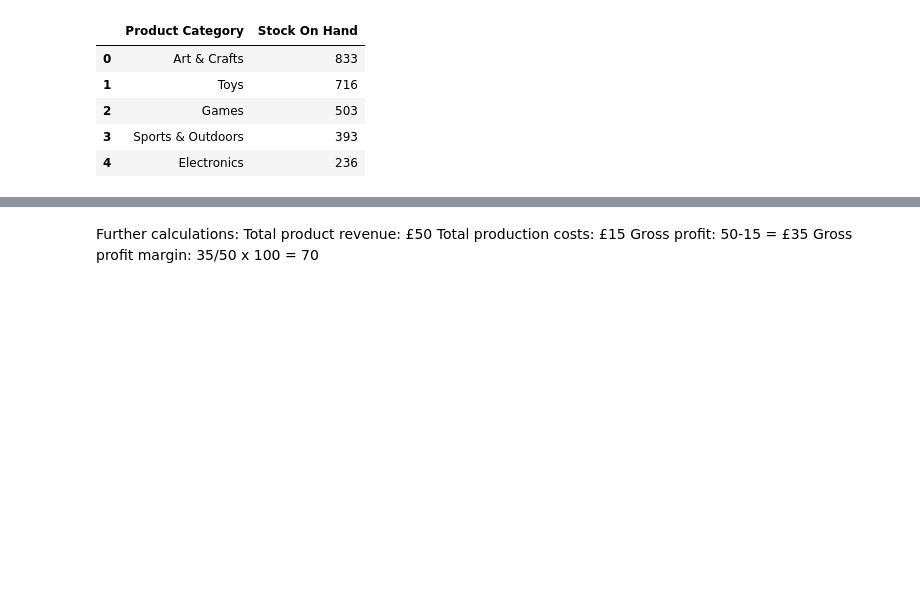
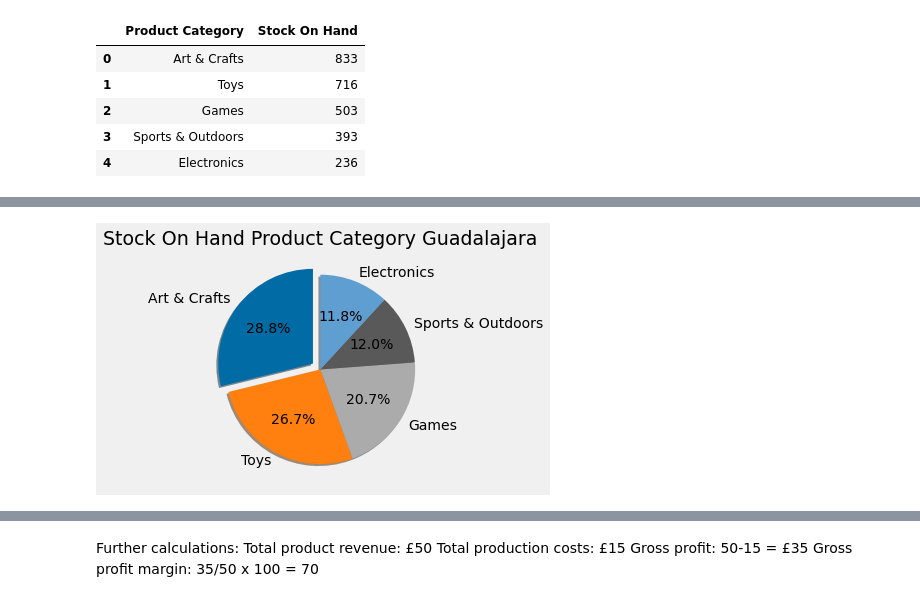
Before and after one commit to Lunczer93/Python_Project_2_Mexico_Toy_Sales, a Jupyter notebook: Python Project 2 Mexico Toy Sales.ipynb, the cells around one changed output, grey strips where cells are left out. Cells and saved outputs as stored; diff of their text form; code cells hidden in the pictures; blank space fills up the shorter version.

```diff
--- a/Python Project 2 Mexico Toy Sales.ipynb
+++ b/Python Project 2 Mexico Toy Sales.ipynb
@@ -567,0 +572,13 @@ Top3ProductCategory.loc['Guadalajara']
+# %%
+plt.style.use("tableau-colorblind10")
+plt.pie(x,explode=explode,labels=label, shadow=True,
+       startangle=90, autopct='%1.1f%%', wedgeprops={'edgecolor': 'black',
+                                                    'linewidth': 0.01,
+                                                    'antialiased':True})
+
+plt.title("Stock On Hand Product Category Guadalajara", fontsize=19)
+
+plt.tight_layout()
+plt.show()
+# %% [output]
+[figure, added]
```
Also changed, not shown: parts of 22 cells of this notebook.
